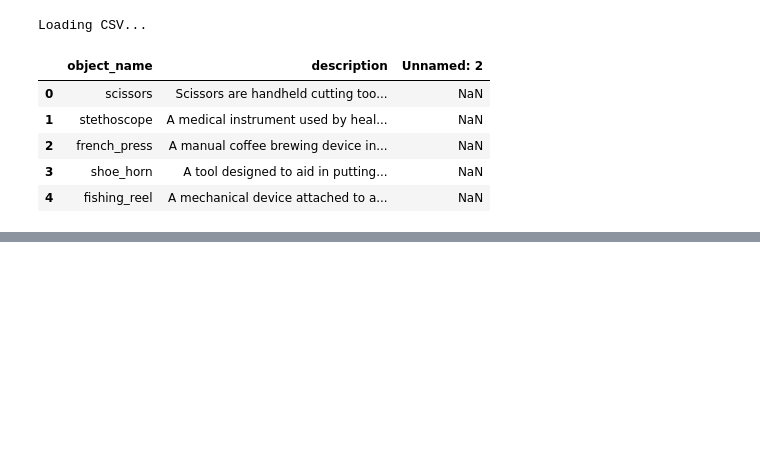
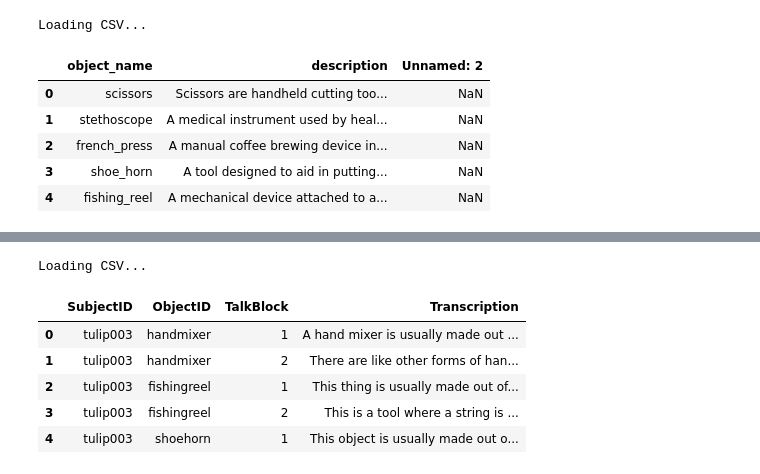
Before and after one commit to vislearnlab/zero, a Jupyter notebook: scripts/preprocessing/pp_transcripts/getDescriptionEmeddings.ipynb, the cells around one changed output, grey strips where cells are left out. Saved outputs shown, nothing was run; the diff lists cells and outputs as text; code cells hidden in the pictures; blank space fills up the shorter version.

```diff
--- a/scripts/preprocessing/pp_transcripts/getDescriptionEmeddings.ipynb
+++ b/scripts/preprocessing/pp_transcripts/getDescriptionEmeddings.ipynb
@@ -172 +220,14 @@ Processing blood_pressure_cuff...
+# %%
+# 2a. Load participant descriptions
+print("Loading CSV...")
+df = pd.read_csv('/content/drive/MyDrive/Projects/zero/data_public/participantDescriptionsByBlock.csv')
+df.head()
+# %% [output]
+Loading CSV...
+|  | SubjectID | ObjectID | TalkBlock | Transcription |
+| 0 | tulip003 | handmixer | 1 | A hand mixer is usually made out ... |
+| 1 | tulip003 | handmixer | 2 | There are like other forms of han... |
+| 2 | tulip003 | fishingreel | 1 | This thing is usually made out of... |
+| 3 | tulip003 | fishingreel | 2 | This is a tool where a string is ... |
+| 4 | tulip003 | shoehorn | 1 | This object is usually made out o... |
 # %%
```
Also changed, not shown: parts of 17 cells of this notebook, 10 other files.
